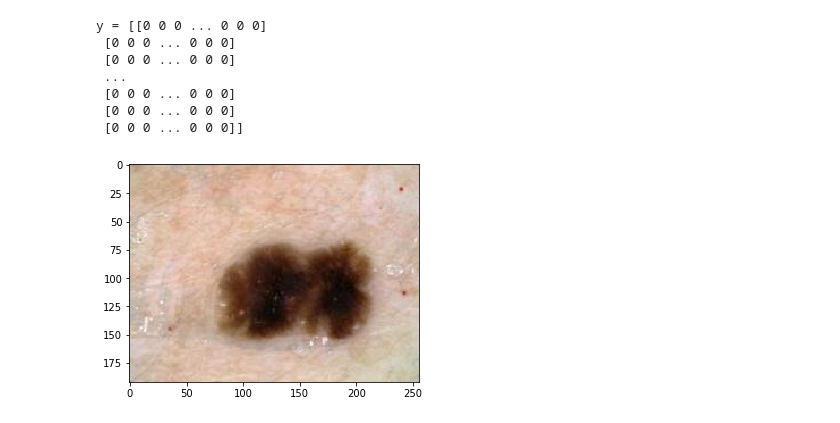
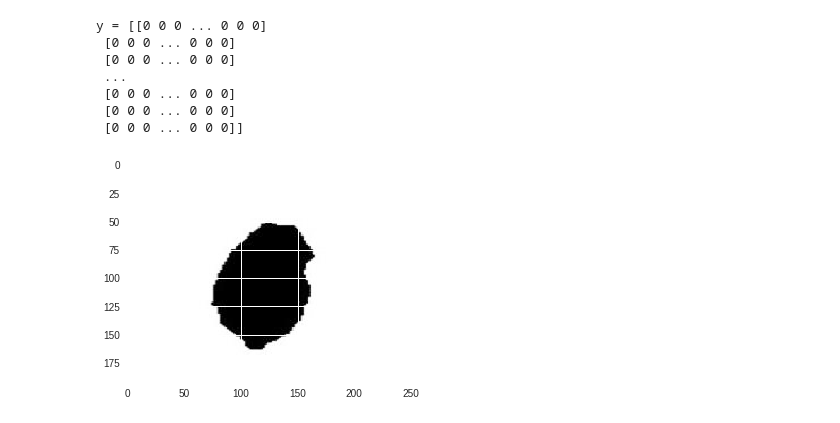
Before and after one commit to manideep2510/melanoma_segmentation, a Jupyter notebook: melanoma_segmentation.ipynb, the cells around one changed output. Saved outputs shown, nothing was run; the diff lists cells and outputs as text; code cells hidden in the pictures.

```diff
--- a/melanoma_segmentation.ipynb
+++ b/melanoma_segmentation.ipynb
@@ -13,31 +29,47 @@ import matplotlib.pyplot as plt
+# %%
+# To read the images in numerical order
+import re
+numbers = re.compile(r'(\d+)')
+def numericalSort(value):
+    parts = numbers.split(value)
+    parts[1::2] = map(int, parts[1::2])
+    return parts
 # %%
 # Initializing all the images into 4d arrays.
 
-filelist_trainx = glob.glob('trainx/*.jpg')
-filelist_trainx.sort()
+filelist_trainx = sorted(glob.glob('trainx/*.jpg'), key=numericalSort)
+#filelist_trainx.sort()
 X_train = np.array([np.array(Image.open(fname)) for fname in filelist_trainx])
 
-filelist_trainy = glob.glob('trainy/*.jpg')
-filelist_trainy.sort()
+filelist_trainy = sorted(glob.glob('trainy/*.jpg'), key=numericalSort)
+#filelist_trainy.sort()
 Y_train = np.array([np.array(Image.open(fname)) for fname in filelist_trainy])
 
-filelist_testx = glob.glob('testx/*.jpg')
-filelist_testx.sort()
+filelist_testx = sorted(glob.glob('testx/*.jpg'), key=numericalSort)
+#filelist_testx.sort()
 X_test = np.array([np.array(Image.open(fname)) for fname in filelist_testx])
 
-filelist_testy = glob.glob('testy/*.jpg')
-filelist_testy.sort()
+filelist_testy = sorted(glob.glob('testy/*.jpg'), key=numericalSort)
+#filelist_testy.sort()
 Y_test = np.array([np.array(Image.open(fname)) for fname in filelist_testy])
+
+filelist_valx = sorted(glob.glob('validationx/*.jpg'), key=numericalSort)
+#filelist_valx.sort()
+X_val = np.array([np.array(Image.open(fname)) for fname in filelist_valx])
+
+filelist_valy = sorted(glob.glob('validationy/*.jpg'), key=numericalSort)
+#filelist_valy.sort()
+Y_val = np.array([np.array(Image.open(fname)) for fname in filelist_valy])
 # %%
-index = 125
-plt.imshow(X_train[index])
-print ("y = " + str(np.squeeze(Y_train[:, index])))
+index = 100
+plt.imshow(Y_val[index])
+print ("y = " + str(np.squeeze(Y_val[:, index])))
 # %% [output]
 y = [[0 0 0 ... 0 0 0]
  [0 0 0 ... 0 0 0]
  [0 0 0 ... 0 0 0]
  ...
  [0 0 0 ... 0 0 0]
  [0 0 0 ... 0 0 0]
  [0 0 0 ... 0 0 0]]
-[figure, old version]
+[figure, new version]
```
Also changed, not shown: parts of 21 cells of this notebook, 2 other files.
